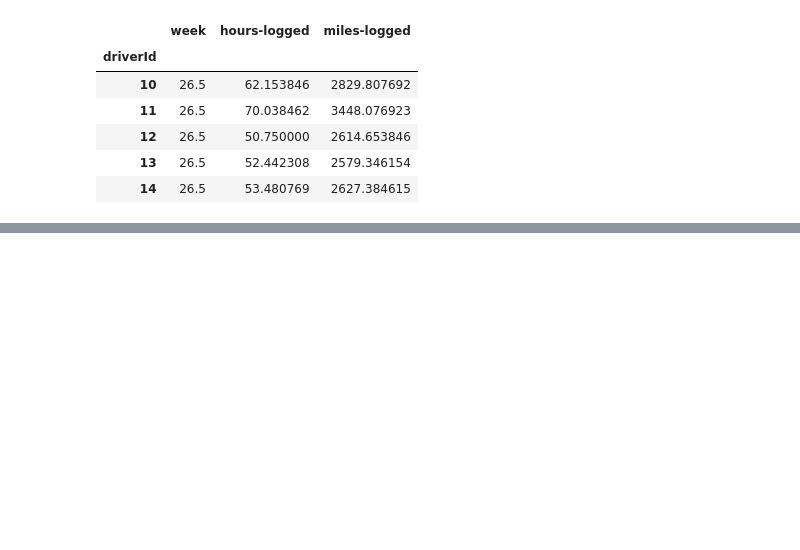
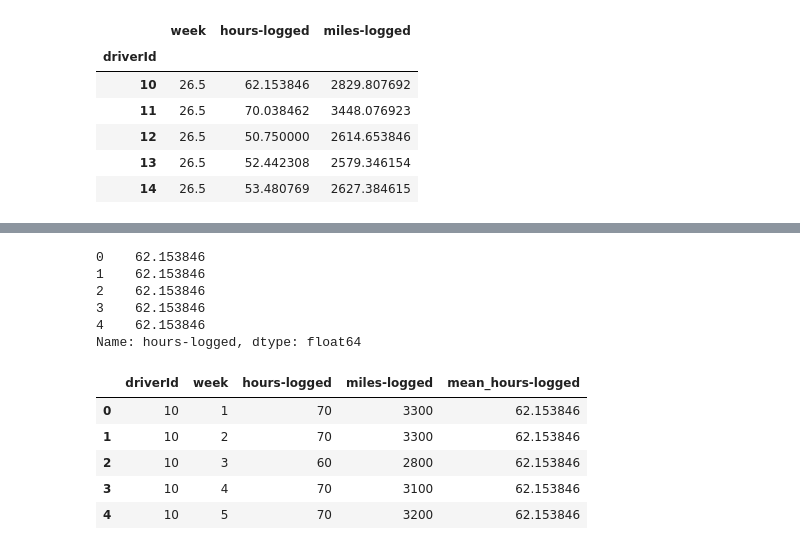
Before and after one commit to 2026-2-descriptiva/std-nicolas-orozco-medina, a Jupyter notebook: PRE_06_analisis_pandas/notebooks/notebook.ipynb, the cells around one changed output, grey strips where cells are left out. Saved outputs shown, nothing was run; the diff lists cells and outputs as text; code cells hidden in the pictures; blank space fills up the shorter version.

```diff
--- a/PRE_06_analisis_pandas/notebooks/notebook.ipynb
+++ b/PRE_06_analisis_pandas/notebooks/notebook.ipynb
@@ -53,0 +66,25 @@ mean_timesheet.head()
+# %%
+# Registros con valores por debajo de la media del grupo
+
+mean_hours_logged_by_driver = timesheet.groupby("driverId")["hours-logged"].transform(
+    "mean"
+)
+mean_hours_logged_by_driver.head()
+# %% [output]
+0    62.153846
+1    62.153846
+2    62.153846
+3    62.153846
+4    62.153846
+Name: hours-logged, dtype: float64
+# %%
+timesheet_with_means = timesheet.copy()
+timesheet_with_means["mean_hours-logged"] = mean_hours_logged_by_driver
+timesheet_with_means.head()
+# %% [output]
+|  | driverId | week | hours-logged | miles-logged | mean_hours-logged |
+| 0 | 10 | 1 | 70 | 3300 | 62.153846 |
+| 1 | 10 | 2 | 70 | 3300 | 62.153846 |
+| 2 | 10 | 3 | 60 | 2800 | 62.153846 |
+| 3 | 10 | 4 | 70 | 3100 | 62.153846 |
+| 4 | 10 | 5 | 70 | 3200 | 62.153846 |
```
Also changed, not shown: parts of 5 cells of this notebook, 17 other files.
